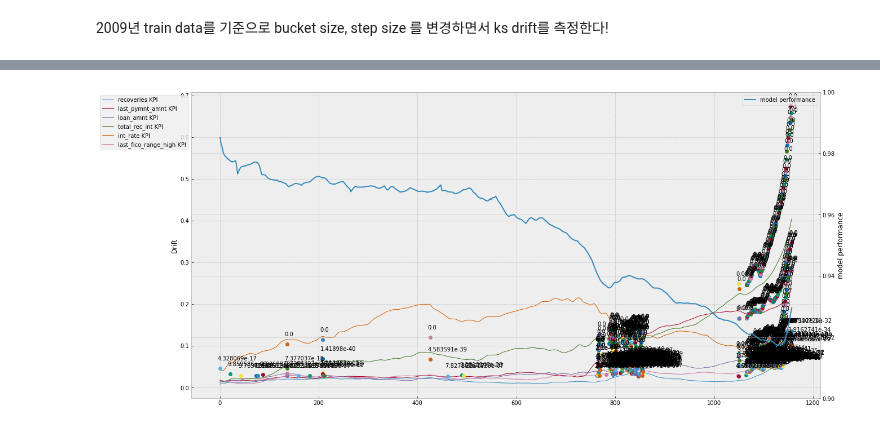
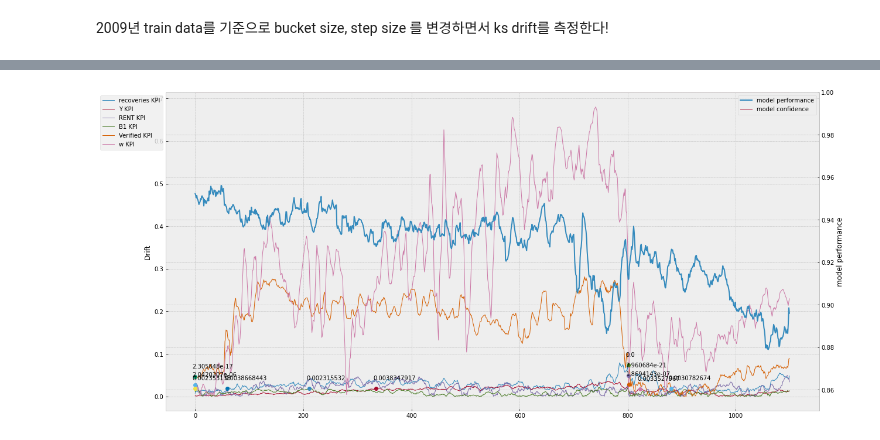
Before and after one commit to dolmani38/drift, a Jupyter notebook: real_data_drift_test_0919.ipynb, the cells around one changed output, grey strips where cells are left out. Cells and saved outputs as stored; diff of their text form; code cells hidden in the pictures.

```diff
--- a/real_data_drift_test_0919.ipynb
+++ b/real_data_drift_test_0919.ipynb
@@ -730,7 +734,7 @@ def get_one_hot(targets, nb_classes):
 # %%
 import os.path
 
-def build_model(year,x,y,epochs=5):
+def build_model_dl(year,x,y,epochs=5):
     #X_train, X_test, y_train, y_test = train_test_split(X[year], Y[year], test_size=0.2, random_state=42)
     X_train= scaler.fit_transform(x)
     #X_test = scaler.transform(X_test)
@@ -801,7 +809,10 @@ for model_year in range(2009,2019):
     for year in range(2009,2019):
         print('\ttest:',year)
         X_test = scaler.fit_transform(X[year])
-        predictions = (ML[model_year].predict(X_test)[:,1] > 0.5).astype("int32")
+        if MODEL_TYPE =='DL':
+            predictions = (ML[model_year].predict(X_test)[:,1] > 0.5).astype("int32")
+        else:
+            predictions = (ML[model_year].predict(X_test) > 0.5).astype("int32")
         acc = accuracy_score(Y[year], predictions)
         print('\tacc:',acc)
         mdf.iloc[year-2009,model_year-2009] = acc
@@ -926,7 +905,7 @@ Consider rewriting this model with the Functional API.
 bucket size, step size 를 변경하면서
 ks drift를 측정한다!
 # %%
-monitoring_feature = ['recoveries','last_pymnt_amnt','loan_amnt','total_rec_int','int_rate','last_fico_range_high']
+monitoring_feature = ['recoveries','last_pymnt_amnt','loan_amnt','total_rec_int','int_rate','last_fico_range_high'] if MODEL_TYPE =='DL' else ['recoveries', 'Y', 'RENT', 'B1', 'Verified','w']
 # %%
 import pickle
 
@@ -938,17 +917,15 @@ start_index = df_reference.index[0]
 # reference drift 데이터
 drift_ref = df_reference[monitoring_feature].values
 # data drift detect...
+detect_p_val = 1e-6 if MODEL_TYPE =='DL' else 5e-3
 cd = KSDrift(drift_ref, p_val=detect_p_val)
 
-# 앞으로 비교 진행해야 할 대상 데이터, reference년도의 10월부터의 데이터...
-df_for_drift = df_accepted[df_accepted['issue_d']>=str(REFERENCE_YEAR) + '10']
-
-detect_p_val = 1e-6
 is_do_retrain = True
 
 # 초기 버퍼들 준비
 result_data = {}
 result_data['model performance'] = []
+result_data['model confidence'] = []
 for column in monitoring_feature:
     result_data[column + ' KPI'] = []
     result_data[column + ' Drift'] = []
@@ -959,9 +936,12 @@ distribution_analysis = []
 
 bucket_size = 10000
 step = 1000
-
 retrain_count = 0
 now = 0
+
+# 앞으로 비교 진행해야 할 대상 데이터, reference년도의 10월부터의 데이터...
+df_for_drift = df_accepted[df_accepted['issue_d']>=str(REFERENCE_YEAR) + '10'][:1100000]
+print(len(df_for_drift))
 print('='*30 + ' Drift detect from year '+str(REFERENCE_YEAR) + ' '+'='*30)
 for i in range(0,df_for_drift.shape[0],step):
 
@@ -1003,12 +983,21 @@ for i in range(0,df_for_drift.shape[0],step):
 
     drift_status.append(feature_importance.copy())
     distribution_analysis.append(x_test_for_drift.copy())
-    y_pred_datadrift = (model.predict(scaler.fit_transform(x_test_for_model))[:,1] > 0.5).astype("int32")
+    predict_out = model.predict(scaler.fit_transform(x_test_for_model))
+    #print(predict_out)
+
+    if MODEL_TYPE =='DL':
+        confidence = np.mean(np.array(predict_out).max(axis=1))
+        y_pred_datadrift = (predict_out[:,1] > 0.5).astype("int32")
+    else:
+        confidence = np.mean(np.abs(predict_out - 0.5) + 0.5)
+        y_pred_datadrift = (predict_out > 0.5).astype("int32")
+
     datadrift_test_acc = accuracy_score(y_test,y_pred_datadrift)
     #print("Datadrift_Test_Accuracy: ",datadrift_test_acc)
     result_data['model performance'].append(datadrift_test_acc)
-
-    print(f'\r {i}/{df_for_drift.shape[0]} step {now} day {current_day} index {current_index} model_ver {retrain_count} drift {is_drift_count} acc {datadrift_test_acc:.4f}', end="", flush=True)
+    result_data['model confidence'].append(confidence)
+    print(f'\r {i}/{df_for_drift.shape[0]} step {now} day {current_day} index {current_index} model_ver {retrain_count} drift {is_drift_count} acc {datadrift_test_acc:.4f} cfd {confidence:.4f}', end="", flush=True)
 
     if is_drift_count == len(monitoring_feature) and is_do_retrain:
 
@@ -1026,7 +1015,10 @@ for i in range(0,df_for_drift.shape[0],step):
         cd = KSDrift(drift_ref, p_val=detect_p_val)
         y = df_reference.loan_paid.values
         x = df_reference.drop(columns=['issue_d','loan_paid']).to_numpy()
-        #model = build_model(1000+retrain_count,x,y,epochs=100)
+        if MODEL_TYPE =='DL':
+            model = build_model_dl(1000+retrain_count,x,y,epochs=100)
+        else:
+            model = build_model_rf(1000+retrain_count,x,y,epochs=100)
         retrain_count += 1
         print()
 
@@ -1101,25 +1083,26 @@ for cut in range(0,len(drift_status),10):
 gif = generate_gif('/content/drive/MyDrive/Drift/img')
 # %%
 plt.style.use('bmh')
-span = 100
+span = 1
 result_df = pd.DataFrame(result_data)
 
 ax = result_df[[fname+' KPI' for fname in monitoring_feature]].ewm(span = span).mean().plot(linewidth=1,figsize=(20,10))
 ax.set_ylabel("Drift")
 for fname in drift_point.keys():
     if fname.startswith(tuple(monitoring_feature)):
         p,p_val = drift_point[fname]
         plt.annotate(str(p_val), (p[0]-5,p[1]+0.02))
         plt.plot([p[0]],[p[1]],'o')
 ax_perf = ax.twinx()
-ax_perf.set_ylim(0.9, 1.0)
+ax_perf.set_ylim(0.85, 1.0)
 ax_perf.set_ylabel("model performance")
 ax_perf.plot(result_df['model performance'].ewm(span = span).mean(),linewidth=2,label='model performance')
+ax_perf.plot(result_df['model confidence'].ewm(span = span).mean(),linewidth=1,label='model confidence')
 ax_perf.legend()
 #ax = result_df['model performance'].ewm(span = 10).mean().plot(linewidth=1,figsize=(20,10))
 
 ax.legend(bbox_to_anchor=(0.0, 1.0))
 ax.plot()
 plt.show()
 # %% [output]
-[figure, old version]
+[figure, new version]
```
Also changed, not shown: parts of 14 cells of this notebook.
